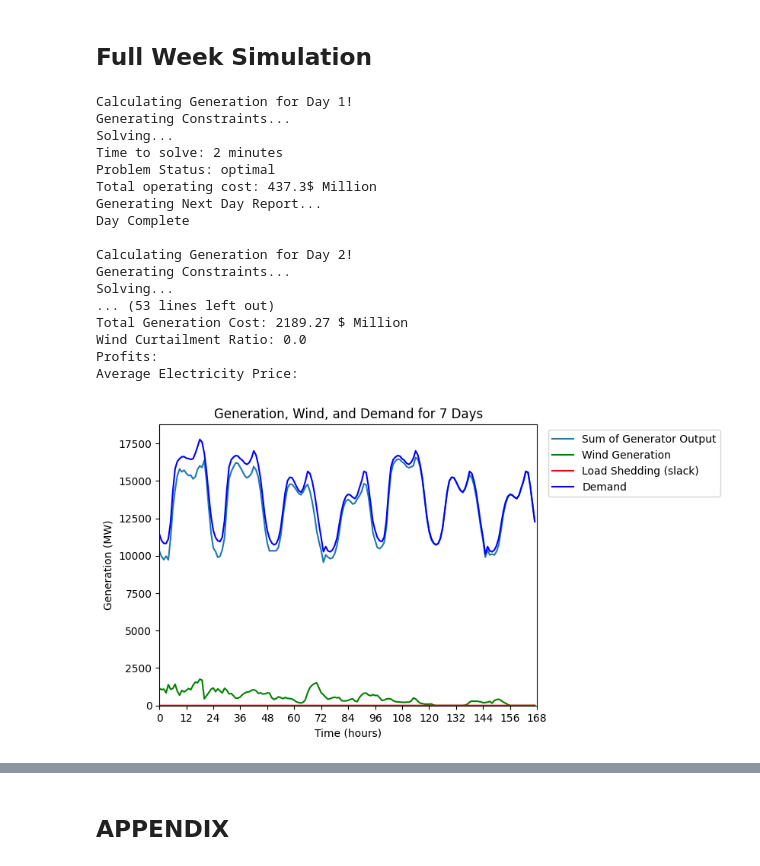
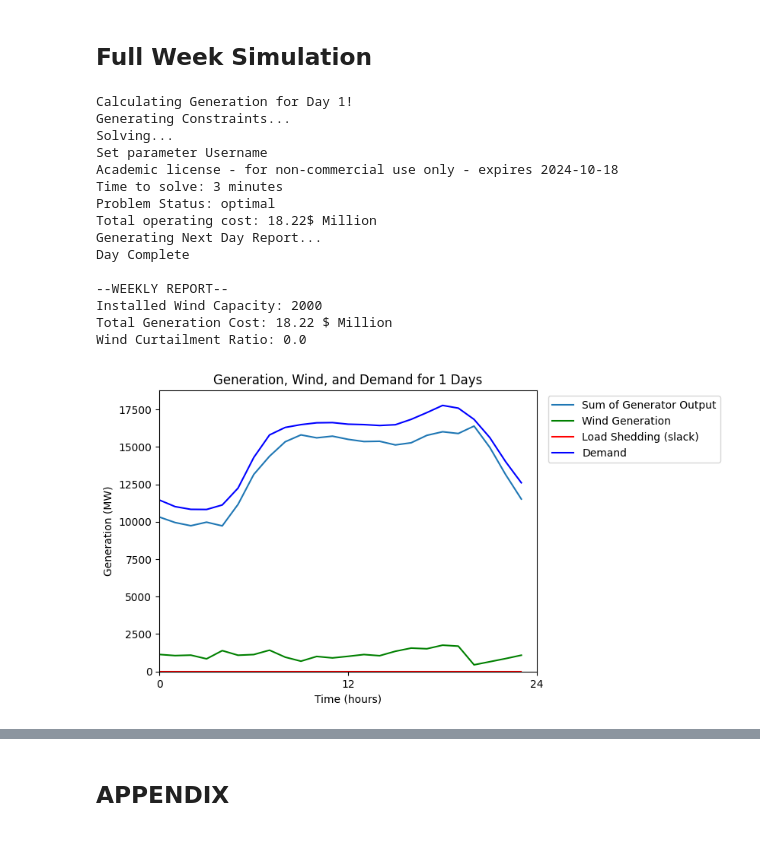
Before and after one commit to juliasimpson97/energy-syst-final, a Jupyter notebook: carbon-tax-simulation-seven-days.ipynb, the cells around one changed output, grey strips where cells are left out. Drawn from its saved outputs; the diff is of its cells as text; code cells hidden in the pictures.

```diff
--- a/carbon-tax-simulation-seven-days.ipynb
+++ b/carbon-tax-simulation-seven-days.ipynb
@@ -227,11 +227,14 @@ z = cp.Variable((I,T), boolean = True)   # inverse of start-up status
 # %% [markdown]
 ## Full Week Simulation
 # %%
-days = 7
+days = 1
 total_cost = 0
 total_gen = np.array([])
 total_wind = np.array([])
 total_slack = np.array([])
+weekly_u = np.array([])
+weekly_v = np.array([])
+weekly_z = np.array([])
 
 W = 2000 # Vary Wind Capacty[2000, 6000, 12000]
 
@@ -261,15 +264,15 @@ for D in np.arange(0,days):
     alpha = alpha.reset_index(drop=True)
 
     ## Objective Function
-    obj_EF = cp.Minimize(sum(sum(QC @ g**2 + (LC + EF) @ g + NLC @ u + SUC @ v) + 9000*s))
-    # obj = cp.Minimize(sum(sum(QC @ g**2 + LC @ g + NLC @ u + SUC @ v) + 9000*s))
+    obj_EF = cp.Minimize(sum(QC @ g**2 + (LC + EF) @ g + NLC @ u + SUC @ v + 9000*s))
+    # obj = cp.Minimize(sum(QC @ g**2 + LC @ g + NLC @ u + SUC @ v + 9000*s))
 
     ## Constraints
     print("Generating Constraints...")
     con_set = []
     for t in range(T):
-        con_set.append(LOAD[t] == sum(g[:, t])+ w[t] + s[t])    # (1) Demand balance constraint
-        con_set.append( w[t] <= alpha[t]*W )                    # (3) Available wind
+        con_set.append(LOAD[t] == sum(g[:, t])+ w[t] + s[t])      # (1) Demand balance constraint
+        con_set.append( w[t] <= alpha[t]*W )                      # (3) Available wind
         con_set.append(sum(r[:,t]) >= 0.03*LOAD[t] + 0.05*w[t])   # (7) Reserve capacity
 
         for i in range(I): # go through each generator
@@ -346,43 +349,46 @@ for D in np.arange(0,days):
 
     if D == 0:
         result = report_eod
+        weekly_u = u.value
+        weekly_v = v.value
+        weekly_z = z.value
     else:
         result = pd.concat([report, report_eod], axis=1)
+        weekly_u = np.concatenate((weekly_u, u.value), axis = 1)
+        weekly_v = np.concatenate((weekly_v, v.value), axis = 1)
+        weekly_z = np.concatenate((weekly_z, z.value), axis = 1)
 
     result.to_excel('report.xlsx')
     total_cost += obj_EF.value
     total_gen = np.concatenate((total_gen, sum(g.value[:])))
     total_wind = np.concatenate((total_wind, w.value))
     total_slack = np.concatenate((total_slack, s.value))
-
     print("Day Complete \n")
 
 
 print("--WEEKLY REPORT--")
 print(f"Installed Wind Capacity: {W}")
 print(f"Total Generation Cost: {round(total_cost/1e6,2)} $ Million")
 print(f"Wind Curtailment Ratio: {wind_curtailment_ratio(D, T, W, total_wind)}")
-print("Profits: ")
-print("Average Electricity Price: ")
+#print("Profits: ")
+#print("Average Electricity Price: ")
 
 ## Plots
 weekly_plot(total_gen, total_wind, total_slack, load.Demand[:(D+1)*T], D, T, days)
 # %% [output]
 Calculating Generation for Day 1!
 Generating Constraints...
 Solving...
-Time to solve: 2 minutes
+Set parameter Username
+Academic license - for non-commercial use only - expires 2024-10-18
+Time to solve: 3 minutes
 Problem Status: optimal
-Total operating cost: 437.3$ Million
+Total operating cost: 18.22$ Million
 Generating Next Day Report...
 Day Complete
 
-Calculating Generation for Day 2!
-Generating Constraints...
-Solving...
-... (53 lines left out)
-Total Generation Cost: 2189.27 $ Million
+--WEEKLY REPORT--
+Installed Wind Capacity: 2000
+Total Generation Cost: 18.22 $ Million
 Wind Curtailment Ratio: 0.0
-Profits:
-Average Electricity Price:
-[figure, old version]
+[figure, new version]
```
Also changed, not shown: parts of 13 cells of this notebook, 2 other files.
